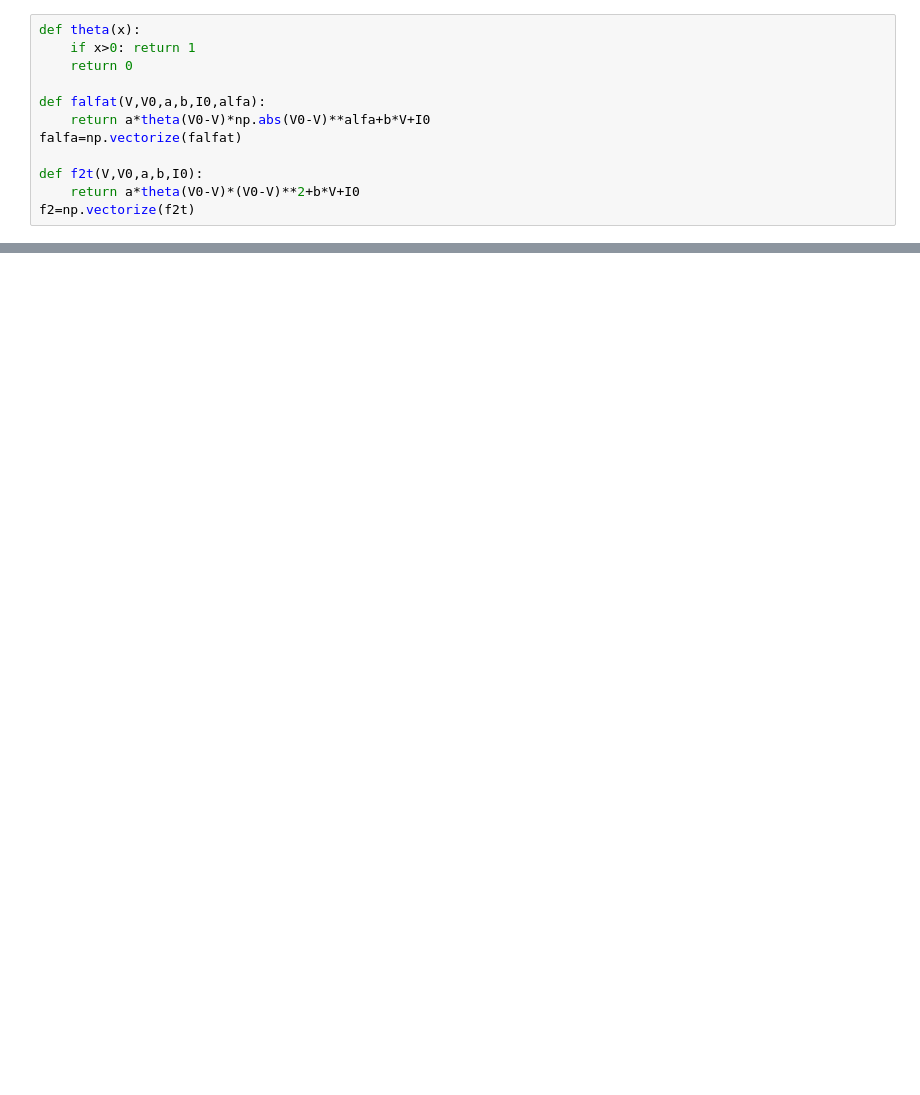
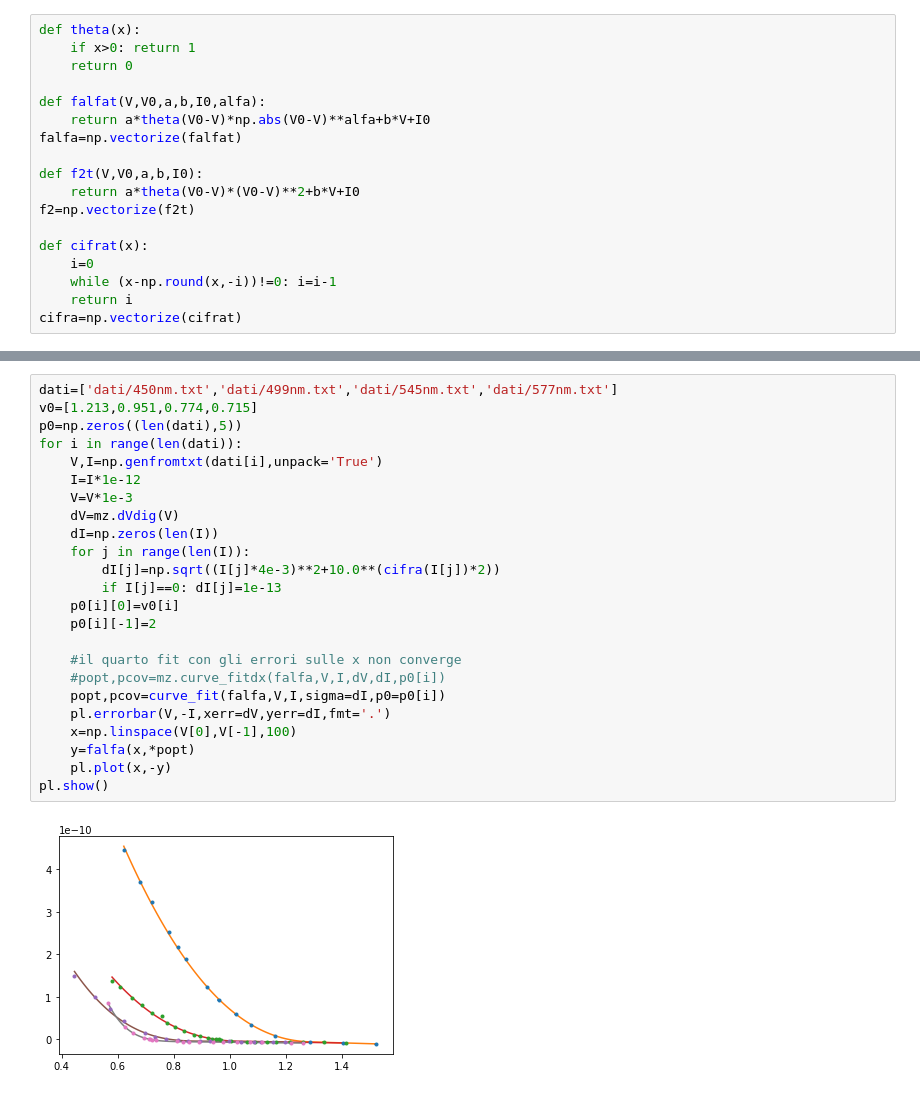
Before and after one commit to Francesco215/Fis-Lab3, a Jupyter notebook: Fotoelettrico/Untitled.ipynb, the cells around one changed output, grey strips where cells are left out. Saved outputs shown, nothing was run; the diff lists cells and outputs as text; blank space fills up the shorter version.

Commit message:
ho un problema con i fit con gli errori sulle x

```diff
--- a/Fotoelettrico/Untitled.ipynb
+++ b/Fotoelettrico/Untitled.ipynb
@@ -14,3 +18,9 @@ falfa=np.vectorize(falfat)
 def f2t(V,V0,a,b,I0):
     return a*theta(V0-V)*(V0-V)**2+b*V+I0
 f2=np.vectorize(f2t)
+
+def cifrat(x):
+    i=0
+    while (x-np.round(x,-i))!=0: i=i-1
+    return i
+cifra=np.vectorize(cifrat)
@@ -17,3 +67,29 @@ f2=np.vectorize(f2t)
+# %%
+dati=['dati/450nm.txt','dati/499nm.txt','dati/545nm.txt','dati/577nm.txt']
+v0=[1.213,0.951,0.774,0.715]
+p0=np.zeros((len(dati),5))
+for i in range(len(dati)):
+    V,I=np.genfromtxt(dati[i],unpack='True')
+    I=I*1e-12
+    V=V*1e-3
+    dV=mz.dVdig(V)
+    dI=np.zeros(len(I))
+    for j in range(len(I)):
+        dI[j]=np.sqrt((I[j]*4e-3)**2+10.0**(cifra(I[j])*2))
+        if I[j]==0: dI[j]=1e-13
+    p0[i][0]=v0[i]
+    p0[i][-1]=2
+
+    #il quarto fit con gli errori sulle x non converge
+    #popt,pcov=mz.curve_fitdx(falfa,V,I,dV,dI,p0[i])
+    popt,pcov=curve_fit(falfa,V,I,sigma=dI,p0=p0[i])
+    pl.errorbar(V,-I,xerr=dV,yerr=dI,fmt='.')
+    x=np.linspace(V[0],V[-1],100)
+    y=falfa(x,*popt)
+    pl.plot(x,-y)
+pl.show()
+# %% [output]
+[figure, added]
 # %%
 viola=450e-9
 dviola=9.6e-9
```
Also changed, not shown: parts of 6 cells of this notebook, 3 other files.
